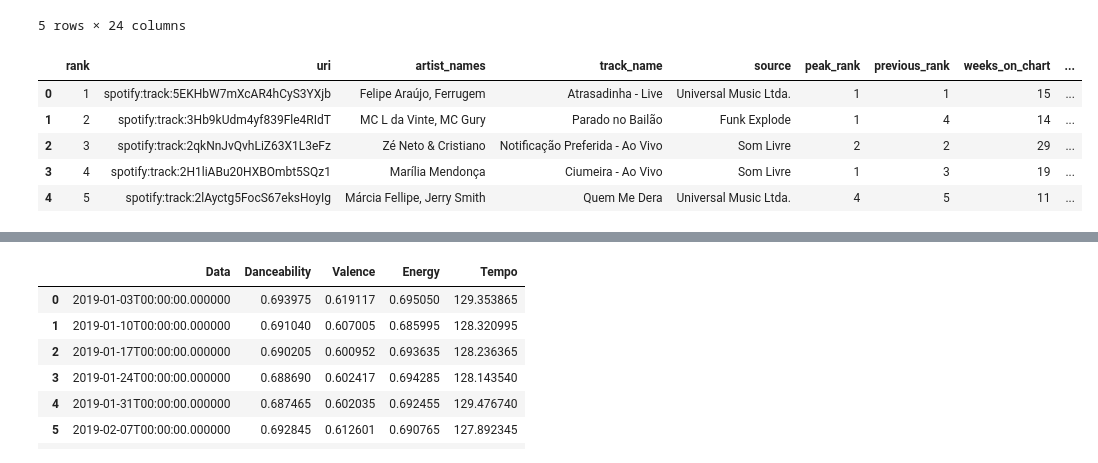
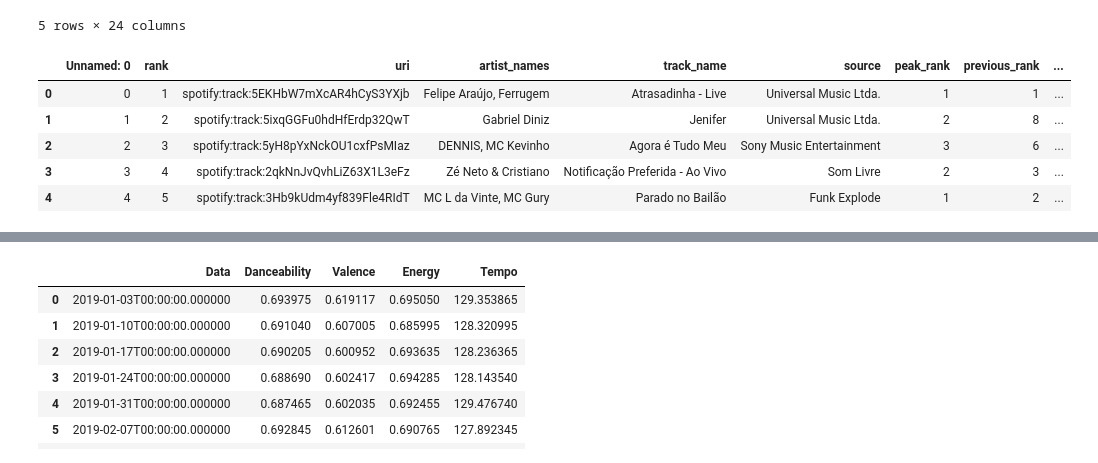
Before and after one commit to brunacmelo/POC, a Jupyter notebook: code/03 - VisualizaçõesIniciais.ipynb, the cells around one changed output, grey strips where cells are left out. Drawn from its saved outputs; the diff is of its cells as text; code cells hidden in the pictures.

```diff
--- a/code/03 - VisualizaçõesIniciais.ipynb
+++ b/code/03 - VisualizaçõesIniciais.ipynb
@@ -31,16 +31,16 @@ hits.head()
 list_of_files = sorted( filter( lambda x: os.path.isfile(os.path.join('../data/new_dataset', x)),
                         os.listdir('../data/new_dataset') ) )
 # %%
-path = '../data/new_dataset/regional-br-weekly-2019-01-03.csv'
-chart = pd.read_csv(path, encoding='utf-8', delimiter='\t')
+path = '../data/new_dataset/regional-br-weekly-2019-01-10.csv'
+chart = pd.read_csv(path)
 chart.head()
 # %% [output]
-|  | rank | uri | artist_names | track_name | source | peak_rank | previous_rank | weeks_on_chart | ... |
-| 0 | 1 | spotify:track:5EKHbW7mXcAR4hCyS3YXjb | Felipe Araújo, Ferrugem | Atrasadinha - Live | Universal Music Ltda. | 1 | 1 | 15 | ... |
-| 1 | 2 | spotify:track:3Hb9kUdm4yf839Fle4RIdT | MC L da Vinte, MC Gury | Parado no Bailão | Funk Explode | 1 | 4 | 14 | ... |
-| 2 | 3 | spotify:track:2qkNnJvQvhLiZ63X1L3eFz | Zé Neto & Cristiano | Notificação Preferida - Ao Vivo | Som Livre | 2 | 2 | 29 | ... |
-| 3 | 4 | spotify:track:2H1liABu20HXBOmbt5SQz1 | Marília Mendonça | Ciumeira - Ao Vivo | Som Livre | 1 | 3 | 19 | ... |
-| 4 | 5 | spotify:track:2lAyctg5FocS67eksHoyIg | Márcia Fellipe, Jerry Smith | Quem Me Dera | Universal Music Ltda. | 4 | 5 | 11 | ... |
+|  | Unnamed: 0 | rank | uri | artist_names | track_name | source | peak_rank | previous_rank | ... |
+| 0 | 0 | 1 | spotify:track:5EKHbW7mXcAR4hCyS3YXjb | Felipe Araújo, Ferrugem | Atrasadinha - Live | Universal Music Ltda. | 1 | 1 | ... |
+| 1 | 1 | 2 | spotify:track:5ixqGGFu0hdHfErdp32QwT | Gabriel Diniz | Jenifer | Universal Music Ltda. | 2 | 8 | ... |
+| 2 | 2 | 3 | spotify:track:5yH8pYxNckOU1cxfPsMIaz | DENNIS, MC Kevinho | Agora é Tudo Meu | Sony Music Entertainment | 3 | 6 | ... |
+| 3 | 3 | 4 | spotify:track:2qkNnJvQvhLiZ63X1L3eFz | Zé Neto & Cristiano | Notificação Preferida - Ao Vivo | Som Livre | 2 | 3 | ... |
+| 4 | 4 | 5 | spotify:track:3Hb9kUdm4yf839Fle4RIdT | MC L da Vinte, MC Gury | Parado no Bailão | Funk Explode | 1 | 2 | ... |
 # %%
 danceability_values = []
 valence_values = []
```
Also changed, not shown: 3 other files.
